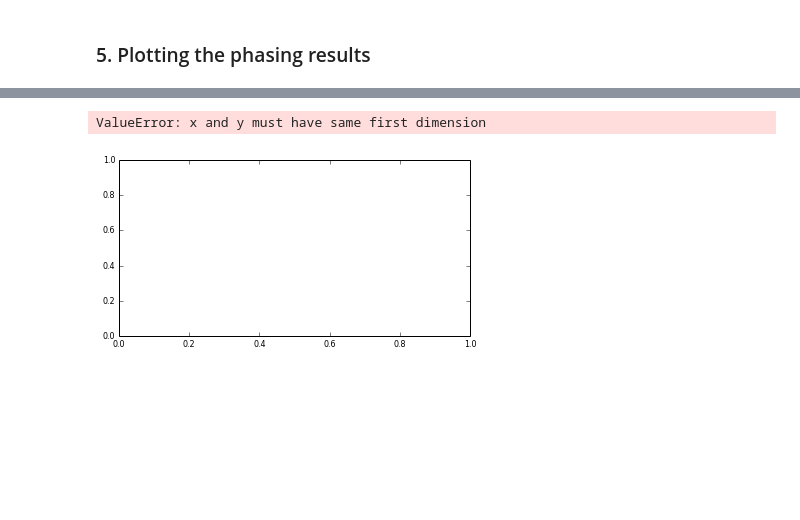
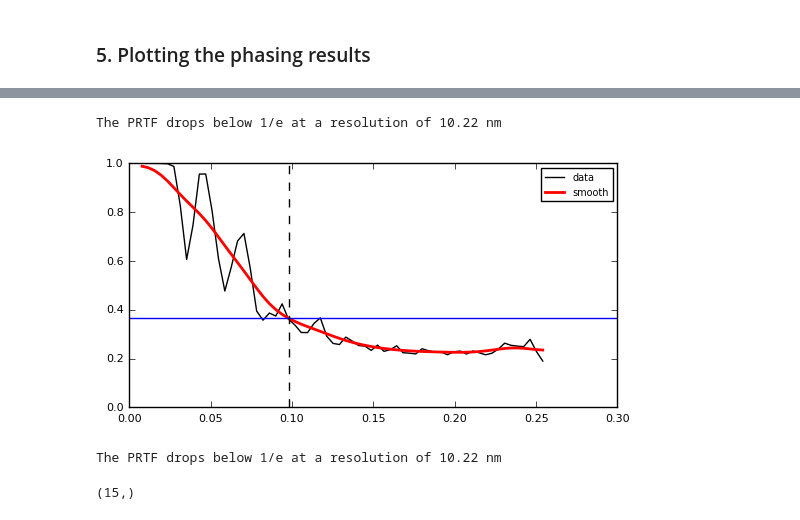
Before and after one commit to cnettel/cxic9714-analysis, a Jupyter notebook: ipynb/phasing.ipynb, the cells around one changed output, grey strips where cells are left out. Saved outputs shown, nothing was run; the diff lists cells and outputs as text; code cells hidden in the pictures; blank space fills up the shorter version.

```diff
--- a/ipynb/phasing.ipynb
+++ b/ipynb/phasing.ipynb
@@ -189,22 +193,59 @@ plot.plotting_a_map(0, prtf_2d, mask=None, log=False, vmin=0, vmax=1, bad='0.8',
 # %%
 nx, ny = prtf_2d.shape[1], prtf_2d.shape[0]
 xx,yy = np.meshgrid(np.arange(nx),np.arange(ny))
 mask_radial = np.sqrt((xx-nx/2)**2 + (yy-ny/2)**2) < nx/2
 prtf_centers, prtf_radial = spimage.radialMeanImage(prtf_2d, msk=mask_cropped&mask_radial, output_r=True)
 prtf_qr = x_to_q(prtf_centers, distance_front)
 limit_qr = prtf_qr[np.abs(ndimage.gaussian_filter1d(prtf_radial,2) - (1/np.e)).argmin()]
 plot = plotting.Plot(fontsize=8, aspect=.5, legend=True, save_pdf=True)
 plot.title_label = ['']
 plot.xlabel = ['']
 plot.ylabel = ['']
-plot.plotting_traces(0, [prtf_qr[::2], prtf_qr],
+plot.plotting_traces(0, [prtf_qr, prtf_qr],
                      [prtf_radial, ndimage.gaussian_filter1d(prtf_radial,3)],
                      ['data', 'smooth'], ylim=[0,1],
                      linestyles=['-','-'], linewidths=[1,2], markers=[None,None],
                      mecs=['k', 'r'], mfcs=['k', 'r'], colors=['k','r'])
 plot.axes[0].axhline(1/np.e)
 plot.axes[0].axvline(limit_qr, color='k', ls='--')
 print "The PRTF drops below 1/e at a resolution of %.2f nm" %(1./limit_qr)
 # %% [output]
-ValueError: x and y must have same first dimension
+The PRTF drops below 1/e at a resolution of 10.22 nm
-[figure, old version]
+[figure, new version]
+# %%
+plot = plotting.Plot(fontsize=8, rows=1, cols=3, legend=True, legend_frameon=False, exclude=(1,2), save_pdf=True)
+plot.add_axes((1,0),2,1, padx=0)
+plot.xlabel = ['', r'Spatial frequency [nm$^{-1}$]']
+plot.ylabel = ['', 'PRTF']
+plot.title_label = 2*['']
+
+plot.plotting_a_map(0, np.abs(superimage)[46:-44,45:-45], cmap='magma')
+plot.axes[0].set_xticks([])
+plot.axes[0].set_xticklabels([])
+plot.axes[0].set_yticks([])
+plot.axes[0].set_yticklabels([])
+plot.plotting_a_rectangle(0, 25, 34, 20./(1e9*dx), 1, facecolor='k', edgecolor='k')
+#plot.axes[0].text(15+20./(1e9*dx), 34, '40 nm', ha='center', va='bottom', fontsize=10, color='k')
+plot.axes[0].text(-1, -5, '(a)', va='top', ha='left', fontsize=10)
+
+plot.plotting_traces(1, [prtf_qr[:-4][::4]],
+                     [prtf_radial[:-4].reshape((15,4)).mean(axis=1)],
+                     [''], ylim=[0,1],xlim=[prtf_qr[0],0.2],
+                     linestyles=['-'], linewidths=[1], markers=[None],
+                     mecs=['k'], mfcs=['k'], colors=['k'])
+plot.axes[1].axhline(1/np.e, ls=':', color='k')
+plot.axes[1].axvline(1/11., color='k', ls='--')
+plot.axes[1].tick_params(labelright='on', labelleft='off')
+plot.axes[1].yaxis.set_label_position('right')
+plot.axes[1].text(0, 1.1, '(b)', va='top', ha='left', fontsize=10)
+plot.axes[1].text(0.18, 1/np.e, '1/e', va='bottom')
+
+plot.save('/Users/benedikt/phd-project/documentation/manuscripts/omrv-paper/manuscript/figures/fig_phasing.pdf')
+plot.show()
+print "The PRTF drops below 1/e at a resolution of %.2f nm" %(1./limit_qr)
+# %% [output]
+The PRTF drops below 1/e at a resolution of 10.22 nm
+# %%
+prtf_qr[:-5][::4].shape
+# %% [output]
+(15,)
```
Also changed, not shown: parts of 6 cells of this notebook, 7 other files.
